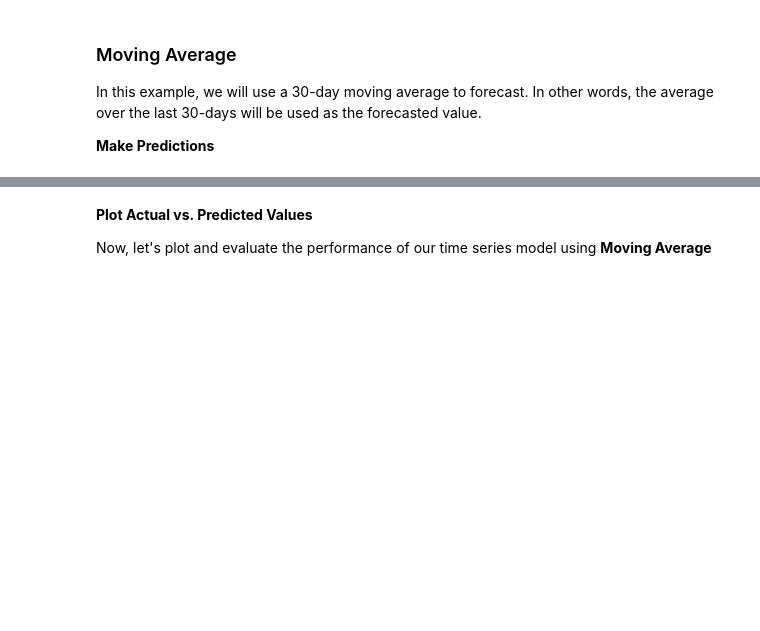
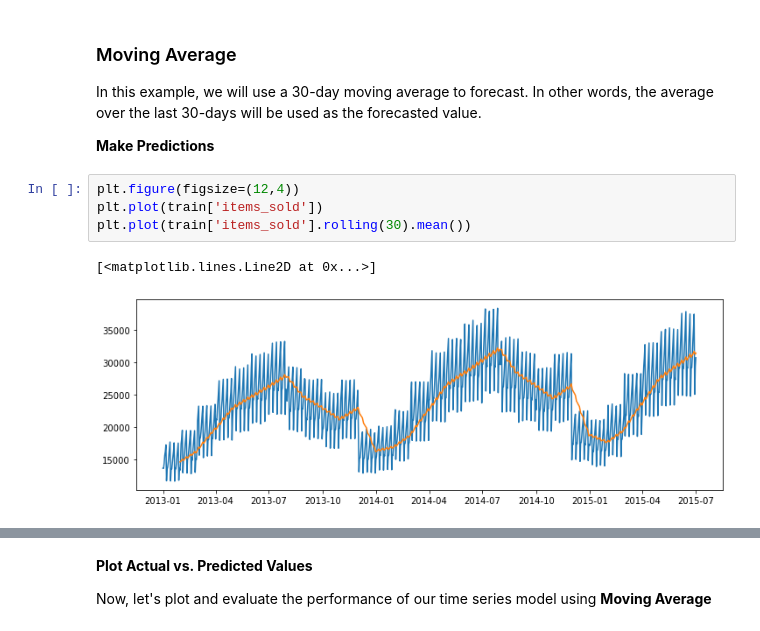
Before and after one commit to Joshua-C-Bryant/time-series-exercises, a Jupyter notebook: modeling-lesson.ipynb, the cells around one changed output, grey strips where cells are left out. Saved outputs shown, nothing was run; the diff lists cells and outputs as text; blank space fills up the shorter version.

```diff
--- a/modeling-lesson.ipynb
+++ b/modeling-lesson.ipynb
@@ -414,5 +409,12 @@ eval_df
 In this example, we will use a 30-day moving average to forecast. In other words, the average over the last 30-days will be used as the forecasted value.
 
 **Make Predictions**
+# %%
+plt.figure(figsize=(12,4))
+plt.plot(train['items_sold'])
+plt.plot(train['items_sold'].rolling(30).mean())
+# %% [output]
+[<matplotlib.lines.Line2D at 0x...>]
+[figure, added]
 # %%
 period = 30
```
Also changed, not shown: parts of 46 cells of this notebook.
